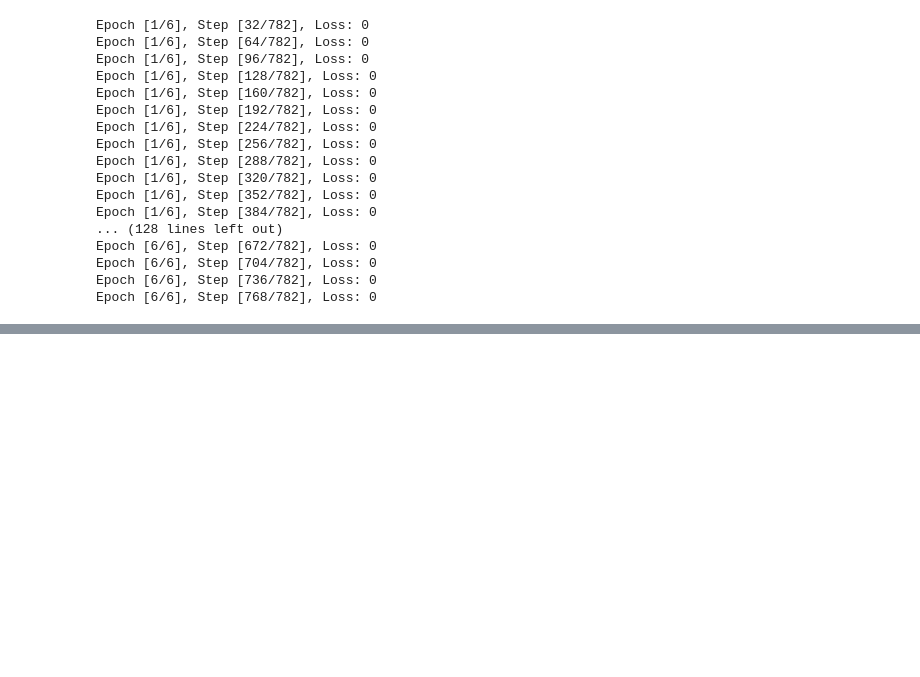
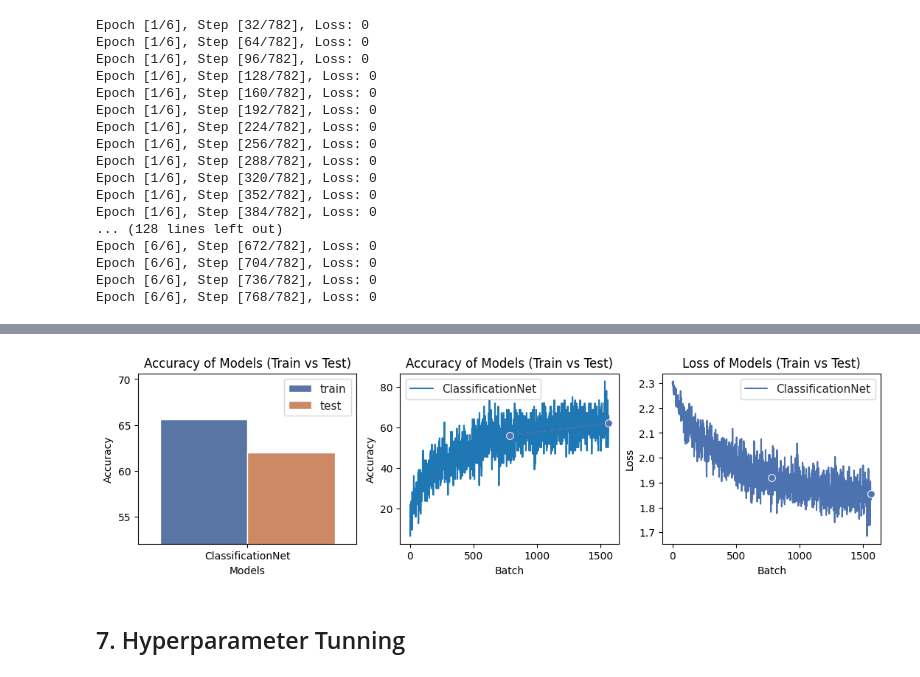
Before and after one commit to hdspgroup/pytorch-course, a Jupyter notebook: classification_pytorch.ipynb, the cells around one changed output, grey strips where cells are left out. Drawn from its saved outputs; the diff is of its cells as text; code cells hidden in the pictures; blank space fills up the shorter version.

```diff
--- a/classification_pytorch.ipynb
+++ b/classification_pytorch.ipynb
@@ -796,3 +752,14 @@ Test:   Time 0.014 (0.019)      Data 0.000 (0.000)      Loss 1.8191 (1.8134)
+# %%
+#@title Visualize Model performance and Training Plots
+
+fig, (ax1, ax2, ax3) = plt.subplots(1, 3, figsize=(13, 3))
+acc_barplot(np.array([history]), ax1)
+batch_lineplot(np.array([history]), ax2)
+batch_lineplot(np.array([history]), ax3, acc=False)
+# %% [output]
+[figure, added]
+# %% [markdown]
+## 7. Hyperparameter Tunning
 # %%
 #@title Tunning Model Function
 def tuning_model(parameter_val, epochs, train_data, test_data, optimizer = None,  model = ClassificationNet(), batch=None ):
```
Also changed, not shown: parts of 24 cells of this notebook.
